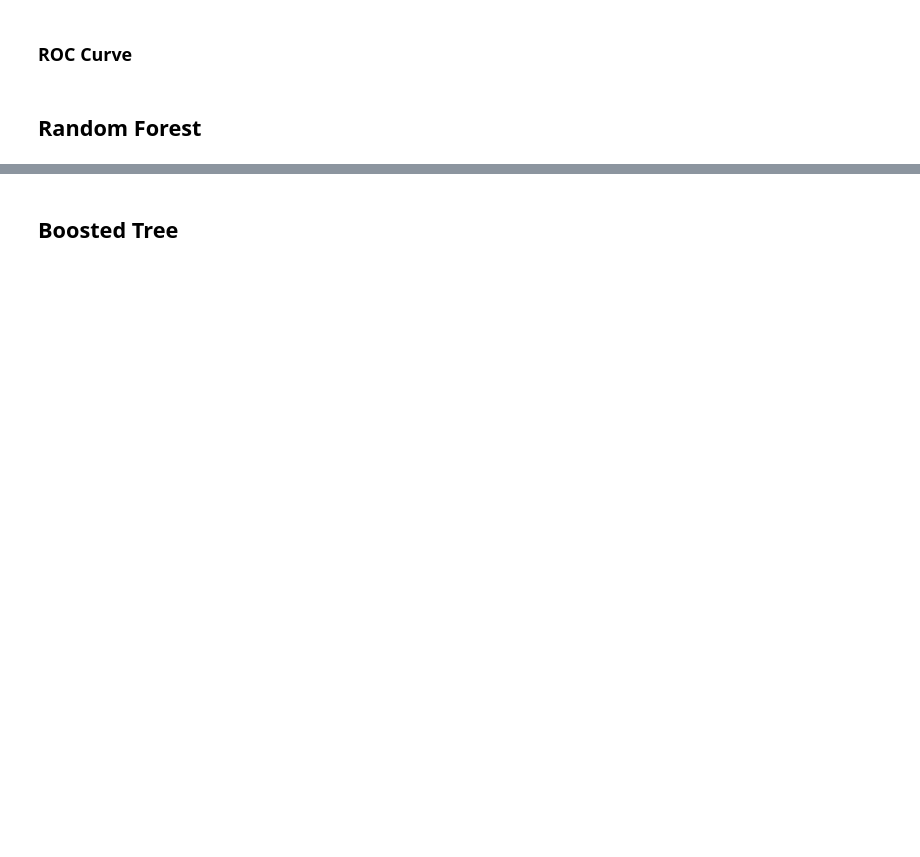
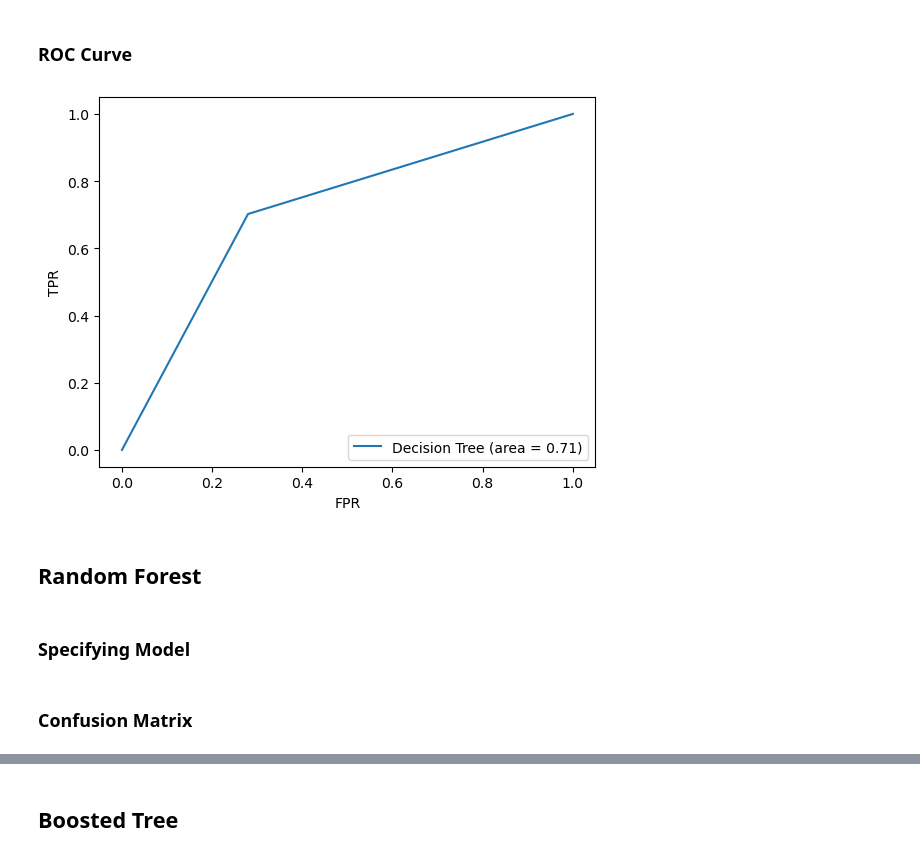
Before and after one commit to mpabbathi/churn-orbit, a Jupyter notebook: Models.ipynb, the cells around one changed output, grey strips where cells are left out. Cells and saved outputs as stored; diff of their text form; code cells hidden in the pictures; blank space fills up the shorter version.

Commit message:
updated models

```diff
--- a/Models.ipynb
+++ b/Models.ipynb
@@ -176,5 +176,15 @@ plt.show()
 ##  Decision Tree
 # %% [markdown]
 ### Specifying Model
+# %%
+tree_spec = DecisionTreeClassifier(random_state=20)
+
+tree_pipeline = Pipeline([
+    ('preprocessor', preprocessor),
+    ('classifier', tree_spec)
+])
+
+tree_pipeline.fit(X_train, y_train)
+y_pred_tree = log_pipeline.predict(X_train)
 # %% [markdown]
 ### Confusion Matrix
@@ -181,4 +199,17 @@ plt.show()
 # %% [markdown]
 ### ROC Curve
+# %%
+tree_roc_auc = roc_auc_score(y_train, y_pred_tree)
+fpr, tpr, thresholds = roc_curve(y_train, y_pred_tree)
+plt.figure()
+plt.plot(fpr, tpr, label='Decision Tree (area = %0.2f)' % tree_roc_auc)
+plt.legend(loc="lower right")
+plt.xlabel('FPR')
+plt.ylabel('TPR')
+plt.show()
+# %% [output]
+[figure, added]
 # %% [markdown]
 ## Random Forest
+# %% [markdown]
+### Specifying Model
@@ -184,0 +247,2 @@ plt.show()
+# %% [markdown]
+### Confusion Matrix
```
Also changed, not shown: parts of 11 cells of this notebook.
